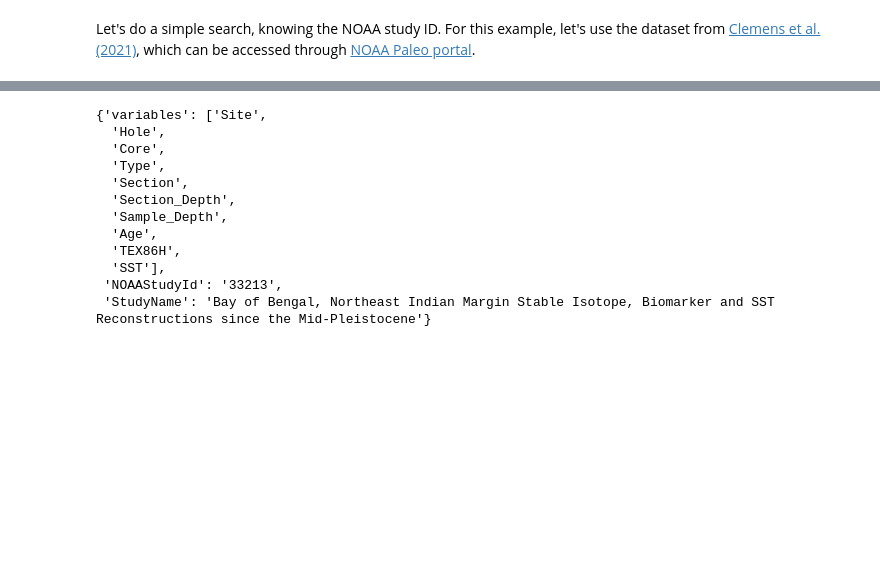
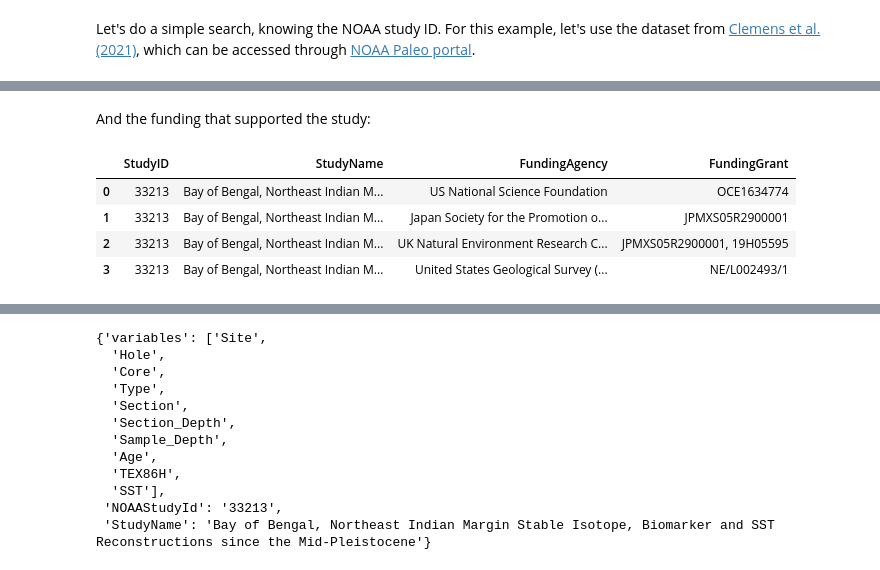
Before and after one commit to LinkedEarth/pyleotupsTutorials, a Jupyter notebook: notebooks/querying.ipynb, the cells around one changed output, grey strips where cells are left out. Saved outputs shown, nothing was run; the diff lists cells and outputs as text; code cells hidden in the pictures; blank space fills up the shorter version.

```diff
--- a/notebooks/querying.ipynb
+++ b/notebooks/querying.ipynb
@@ -60,0 +73,11 @@ The next step is to return all the data tables associated with the study.
+# %% [markdown]
+And the funding that supported the study:
+# %%
+df_fund = ds.get_funding()
+df_fund
+# %% [output]
+|  | StudyID | StudyName | FundingAgency | FundingGrant |
+| 0 | 33213 | Bay of Bengal, Northeast Indian M... | US National Science Foundation | OCE1634774 |
+| 1 | 33213 | Bay of Bengal, Northeast Indian M... | Japan Society for the Promotion o... | JPMXS05R2900001 |
+| 2 | 33213 | Bay of Bengal, Northeast Indian M... | UK Natural Environment Research C... | JPMXS05R2900001, 19H05595 |
+| 3 | 33213 | Bay of Bengal, Northeast Indian M... | United States Geological Survey (... | NE/L002493/1 |
```
Also changed, not shown: parts of 31 cells of this notebook, 1 other file.
